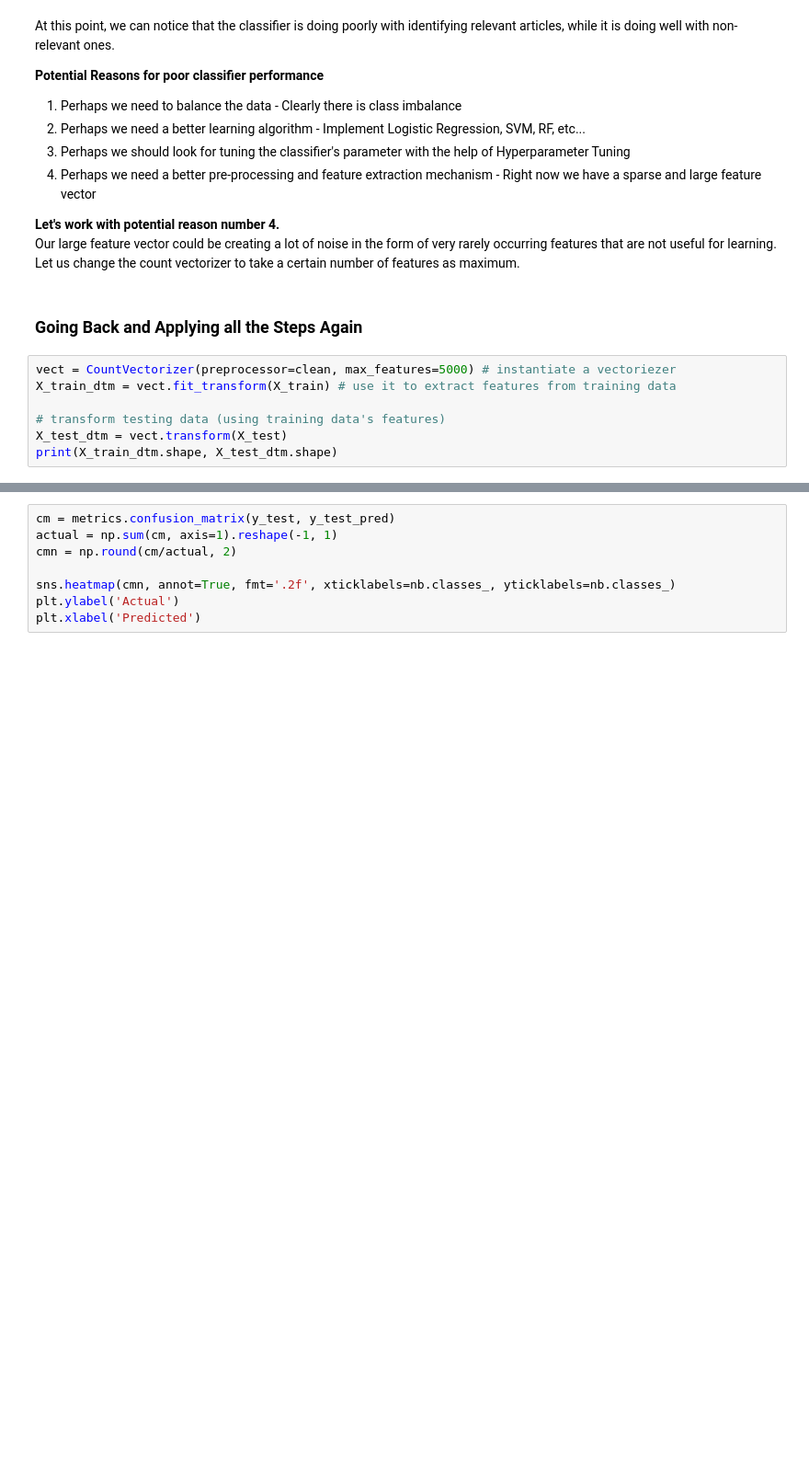
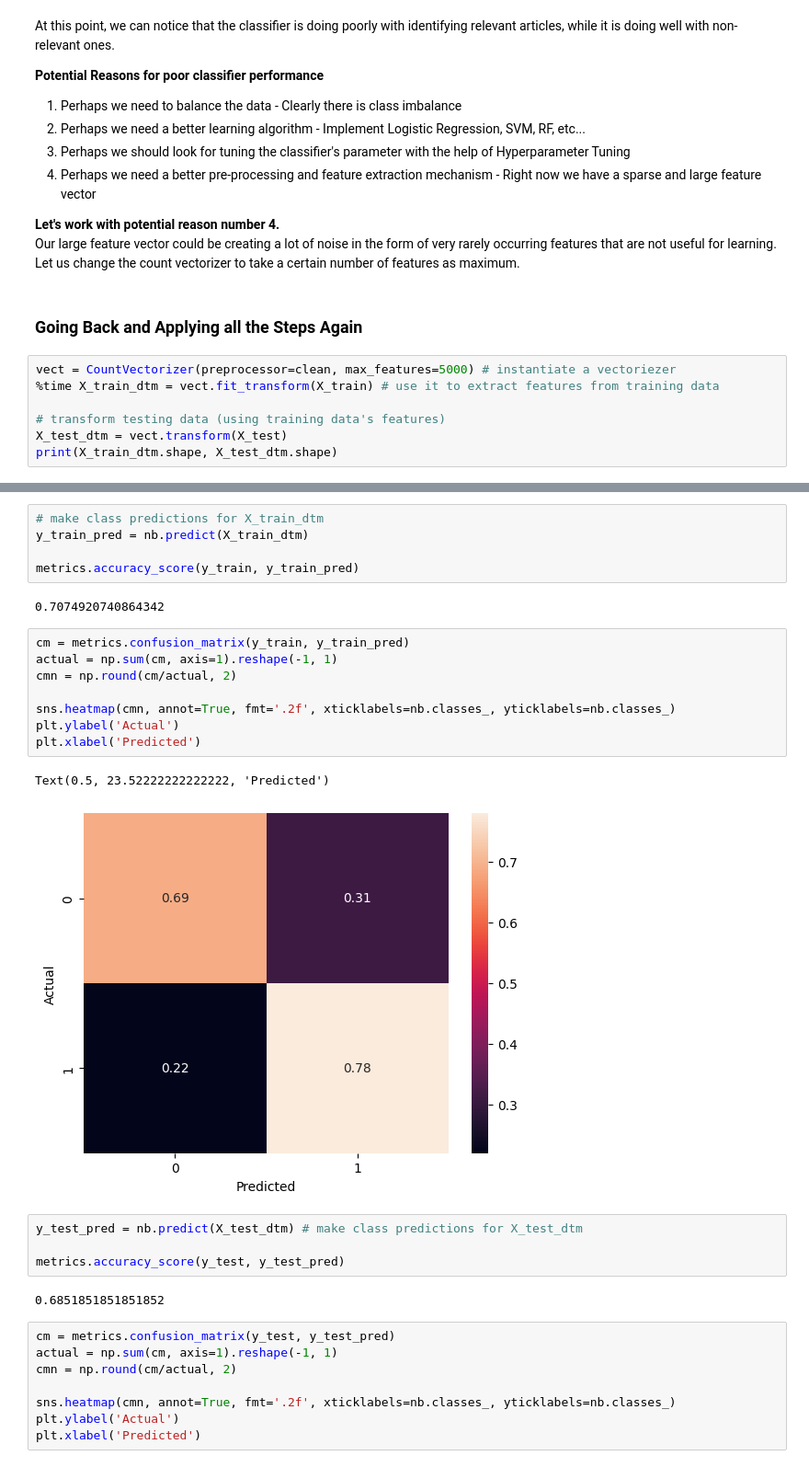
Before and after one commit to bansalkanav/Ultimate-Data-Science-Toolkit---From-Python-Basics-to-GenerativeAI, a Jupyter notebook: Module 5 - MLOPs/1. Workflow Pipeline and Model Productionization/2. Text Classification Pipeline/document_classification.ipynb, the cells around one changed output, grey strips where cells are left out. Shown at 92% size. Saved outputs shown, nothing was run; the diff lists cells and outputs as text; blank space fills up the shorter version.

```diff
--- a/Module 5 - MLOPs/1. Workflow Pipeline and Model Productionization/2. Text Classification Pipeline/document_classification.ipynb
+++ b/Module 5 - MLOPs/1. Workflow Pipeline and Model Productionization/2. Text Classification Pipeline/document_classification.ipynb
@@ -266,7 +271,7 @@ Our large feature vector could be creating a lot of noise in the form of very ra
 ### **Going Back and Applying all the Steps Again**
 # %%
 vect = CountVectorizer(preprocessor=clean, max_features=5000) # instantiate a vectoriezer
-X_train_dtm = vect.fit_transform(X_train) # use it to extract features from training data
+%time X_train_dtm = vect.fit_transform(X_train) # use it to extract features from training data
 
 # transform testing data (using training data's features)
 X_test_dtm = vect.transform(X_test)
@@ -285,3 +292,27 @@ Wall time: 6.98 ms
+# %%
+# make class predictions for X_train_dtm
+y_train_pred = nb.predict(X_train_dtm)
+
+metrics.accuracy_score(y_train, y_train_pred)
+# %% [output]
+0.7074920740864342
+# %%
+cm = metrics.confusion_matrix(y_train, y_train_pred)
+actual = np.sum(cm, axis=1).reshape(-1, 1)
+cmn = np.round(cm/actual, 2)
+
+sns.heatmap(cmn, annot=True, fmt='.2f', xticklabels=nb.classes_, yticklabels=nb.classes_)
+plt.ylabel('Actual')
+plt.xlabel('Predicted')
+# %% [output]
+Text(0.5, 23.52222222222222, 'Predicted')
+[figure, added]
+# %%
+y_test_pred = nb.predict(X_test_dtm) # make class predictions for X_test_dtm
+
+metrics.accuracy_score(y_test, y_test_pred)
+# %% [output]
+0.6851851851851852
 # %%
 cm = metrics.confusion_matrix(y_test, y_test_pred)
 actual = np.sum(cm, axis=1).reshape(-1, 1)
```
Also changed, not shown: parts of 37 cells of this notebook, 5 other files.
